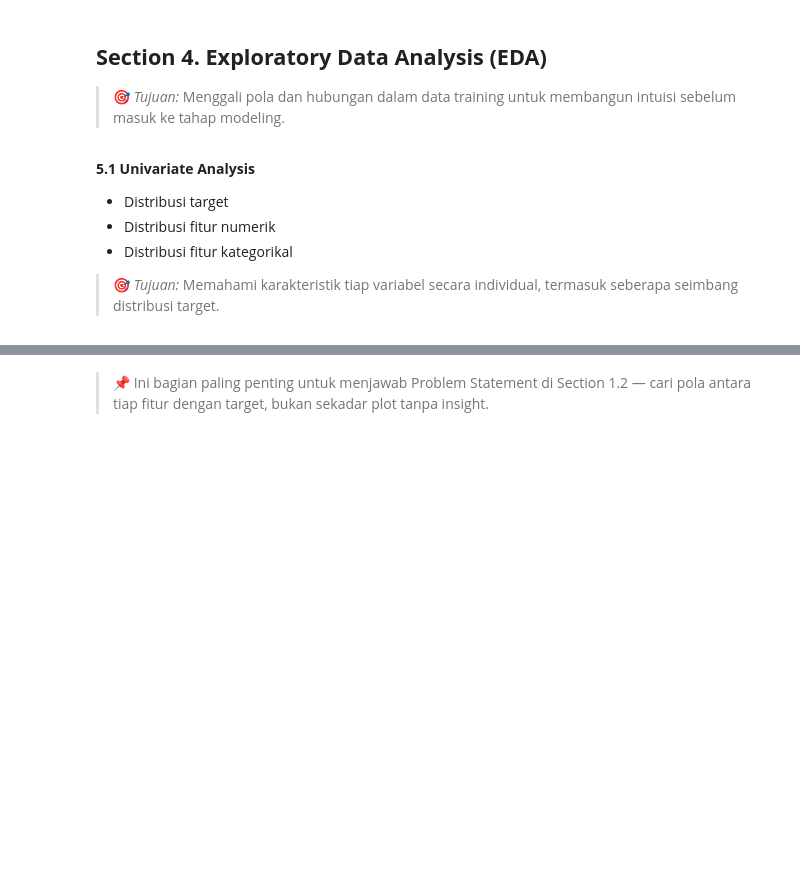
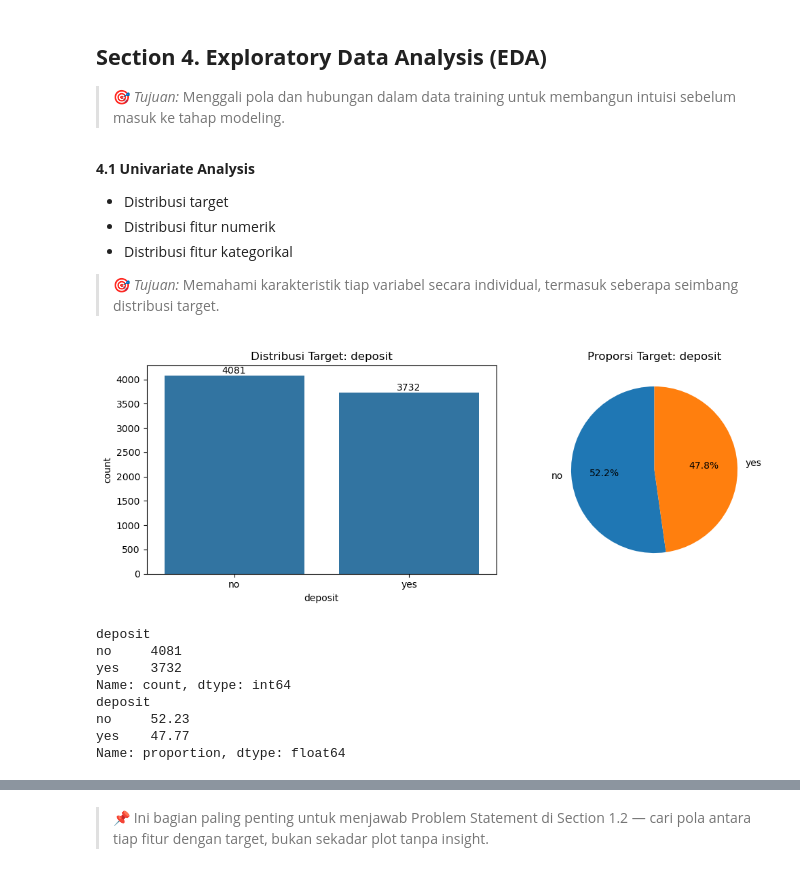
Before and after one commit to ElmarLeonard9/Bank_Marketing_Campaign_Analysis_-_ML, a Jupyter notebook: notebook/1.0-bdp-notebook.ipynb, the cells around one changed output, grey strips where cells are left out. Saved outputs shown, nothing was run; the diff lists cells and outputs as text; code cells hidden in the pictures; blank space fills up the shorter version.

```diff
--- a/notebook/1.0-bdp-notebook.ipynb
+++ b/notebook/1.0-bdp-notebook.ipynb
@@ -487,9 +727,39 @@ df.shape
 
 > 🎯 *Tujuan:* Menggali pola dan hubungan dalam data training untuk membangun intuisi sebelum masuk ke tahap modeling.
 # %% [markdown]
-**5.1 Univariate Analysis**
+**4.1 Univariate Analysis**
 - Distribusi target
 - Distribusi fitur numerik
 - Distribusi fitur kategorikal
 
 > 🎯 *Tujuan:* Memahami karakteristik tiap variabel secara individual, termasuk seberapa seimbang distribusi target.
+# %%
+#Distribusi target
+target_counts = df['deposit'].value_counts()
+target_pct = df['deposit'].value_counts(normalize=True) * 100
+
+fig, ax = plt.subplots(1, 2, figsize=(11, 4))
+sns.countplot(data=df, x='deposit', order=['no', 'yes'], ax=ax[0])
+ax[0].set_title("Distribusi Target: deposit")
+for p in ax[0].patches:
+    ax[0].annotate(f"{int(p.get_height())}", (p.get_x() + p.get_width()/2, p.get_height()),
+                   ha='center', va='bottom')
+
+ax[1].pie(target_pct, labels=target_pct.index, autopct='%1.1f%%', startangle=90,
+          colors=sns.color_palette()[:2])
+ax[1].set_title("Proporsi Target: deposit")
+plt.tight_layout()
+plt.show()
+
+print(target_counts)
+print(target_pct.round(2))
+# %% [output]
+[figure, added]
+deposit
+no     4081
+yes    3732
+Name: count, dtype: int64
+deposit
+no     52.23
+yes    47.77
+Name: proportion, dtype: float64
```
Also changed, not shown: parts of 51 cells of this notebook.
